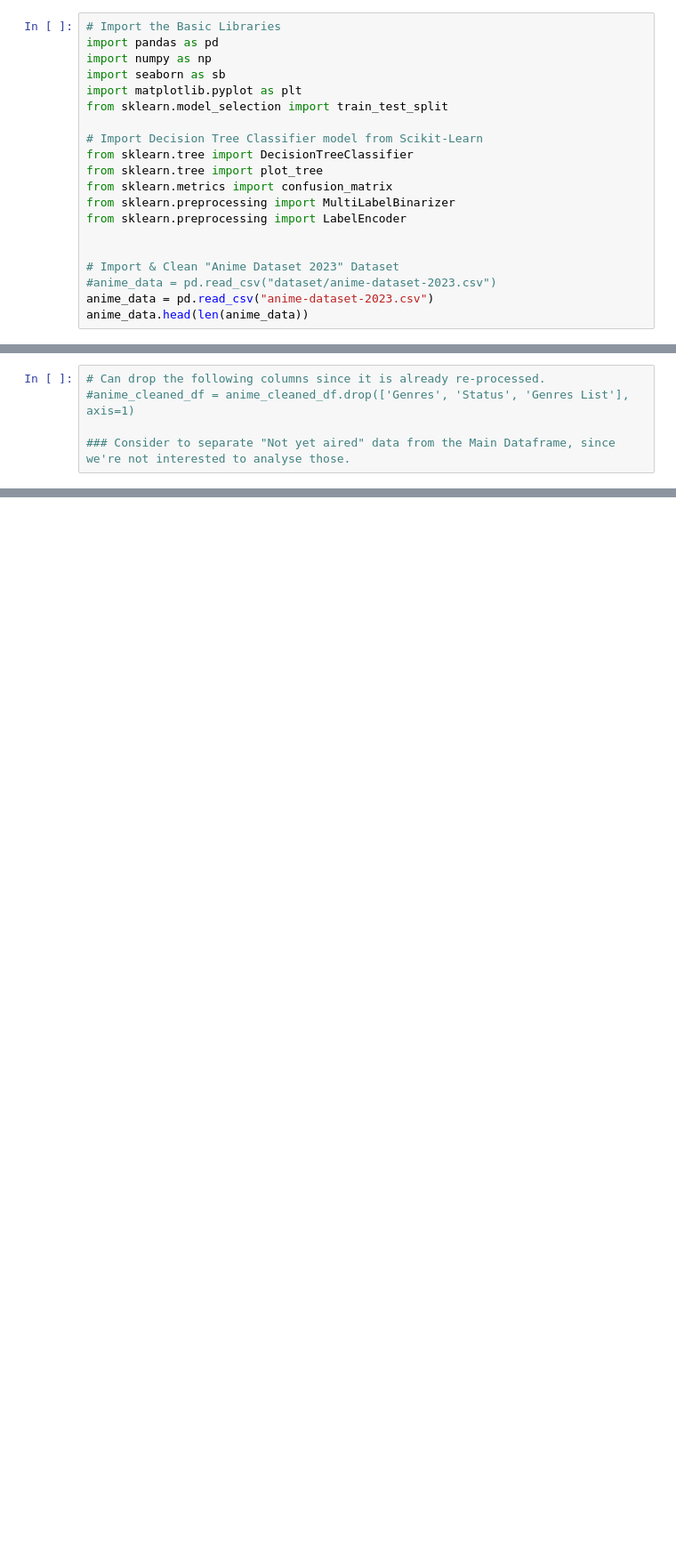
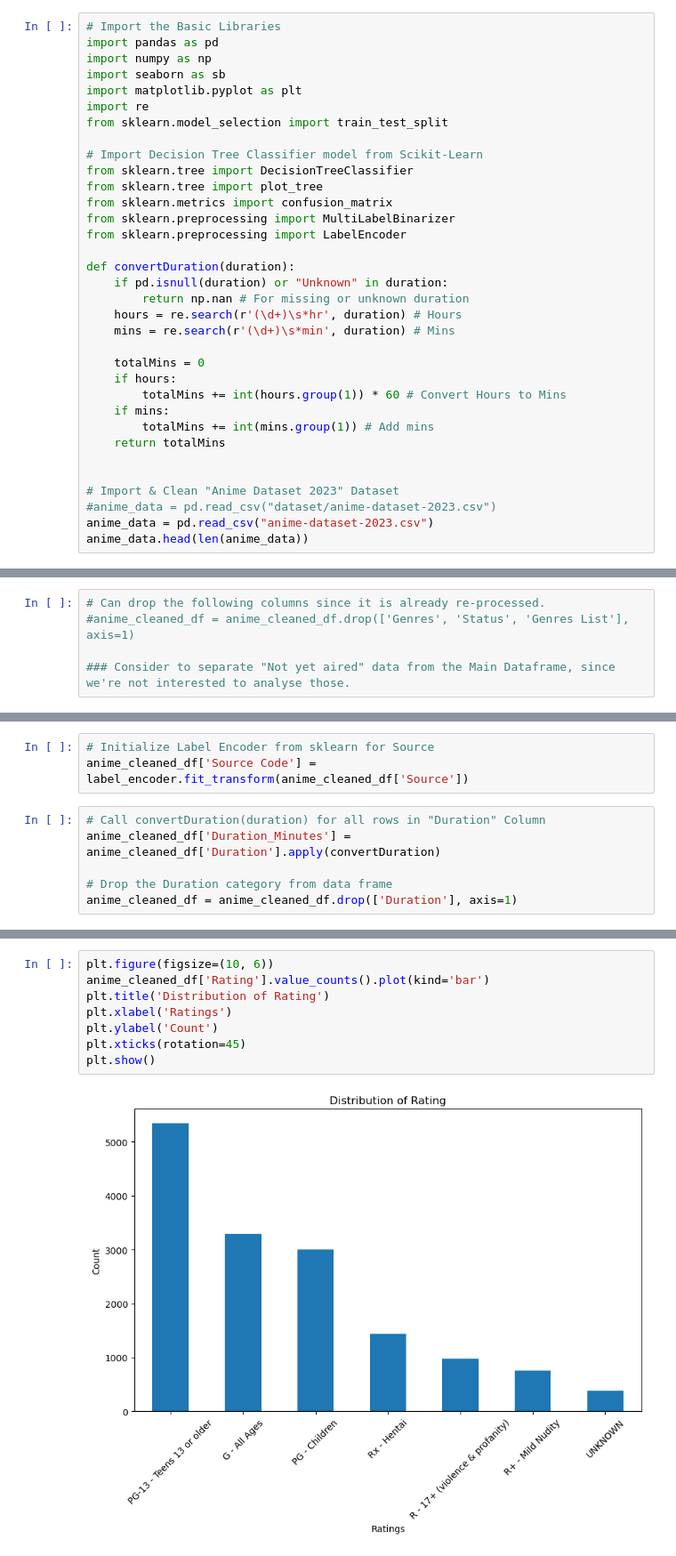
Before and after one commit to agentyk/SC1015_FEL1_Group2, a Jupyter notebook: SC1015_FEL1_Group2.ipynb, the cells around one changed output, grey strips where cells are left out. Shown at 89% size. Cells and saved outputs as stored; diff of their text form; blank space fills up the shorter version.

```diff
--- a/SC1015_FEL1_Group2.ipynb
+++ b/SC1015_FEL1_Group2.ipynb
@@ -118,6 +118,7 @@ import pandas as pd
 import numpy as np
 import seaborn as sb
 import matplotlib.pyplot as plt
+import re
 from sklearn.model_selection import train_test_split
 
 # Import Decision Tree Classifier model from Scikit-Learn
@@ -127,6 +128,19 @@ from sklearn.metrics import confusion_matrix
 from sklearn.preprocessing import MultiLabelBinarizer
 from sklearn.preprocessing import LabelEncoder
 
+def convertDuration(duration):
+    if pd.isnull(duration) or "Unknown" in duration:
+        return np.nan # For missing or unknown duration
+    hours = re.search(r'(\d+)\s*hr', duration) # Hours
+    mins = re.search(r'(\d+)\s*min', duration) # Mins
+
+    totalMins = 0
+    if hours:
+        totalMins += int(hours.group(1)) * 60 # Convert Hours to Mins
+    if mins:
+        totalMins += int(mins.group(1)) # Add mins
+    return totalMins
+
 
 # Import & Clean "Anime Dataset 2023" Dataset
 #anime_data = pd.read_csv("dataset/anime-dataset-2023.csv")
@@ -597,0 +729,9 @@ anime_cleaned_df
+# %%
+# Initialize Label Encoder from sklearn for Source
+anime_cleaned_df['Source Code'] = label_encoder.fit_transform(anime_cleaned_df['Source'])
+# %%
+# Call convertDuration(duration) for all rows in "Duration" Column
+anime_cleaned_df['Duration_Minutes'] = anime_cleaned_df['Duration'].apply(convertDuration)
+
+# Drop the Duration category from data frame
+anime_cleaned_df = anime_cleaned_df.drop(['Duration'], axis=1)
@@ -597,0 +762,10 @@ anime_cleaned_df
+# %%
+plt.figure(figsize=(10, 6))
+anime_cleaned_df['Rating'].value_counts().plot(kind='bar')
+plt.title('Distribution of Rating')
+plt.xlabel('Ratings')
+plt.ylabel('Count')
+plt.xticks(rotation=45)
+plt.show()
+# %% [output]
+[figure, added]
```
Also changed, not shown: parts of 26 cells of this notebook, 1 other file.
